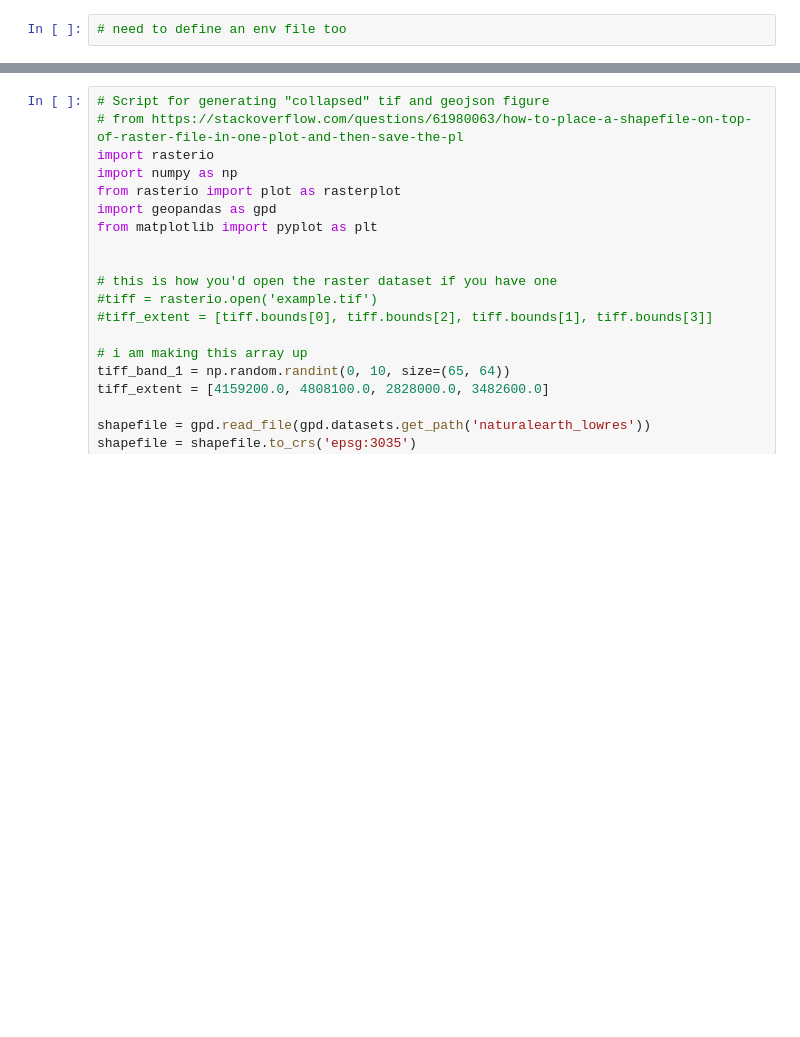
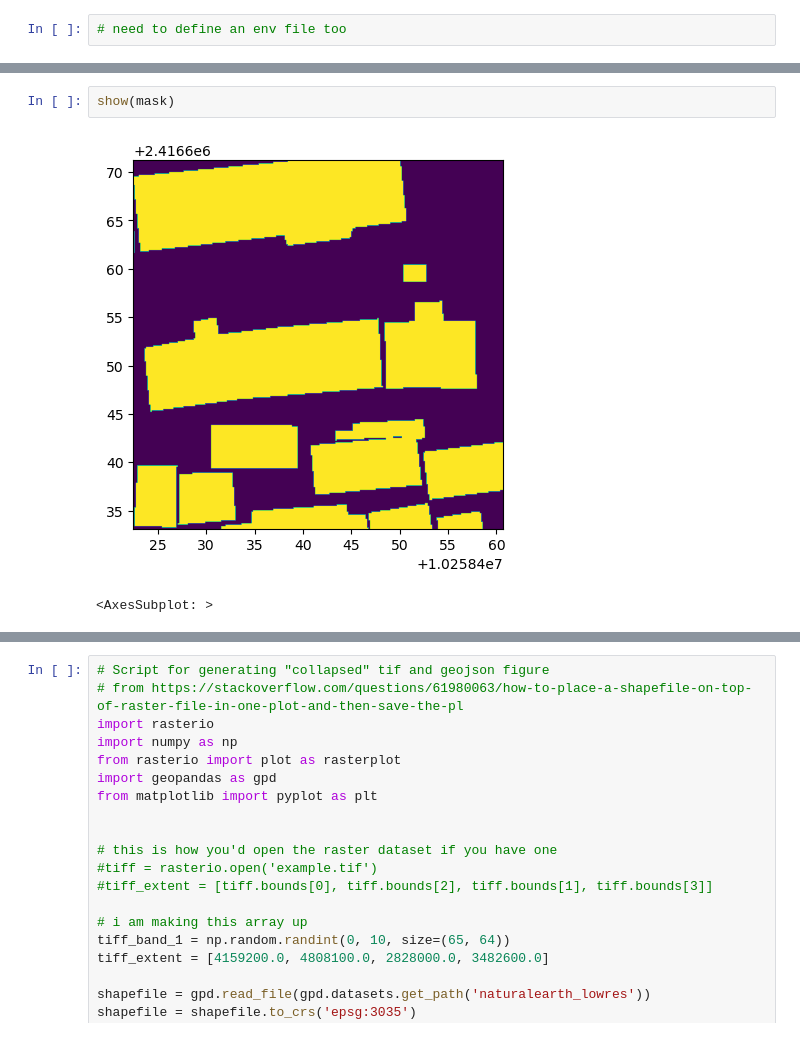
Before and after one commit to ciupava/maptcha_dev, a Jupyter notebook: notebooks/images_processing.ipynb, the cells around one changed output, grey strips where cells are left out. Drawn from its saved outputs; the diff is of its cells as text; blank space fills up the shorter version.

```diff
--- a/notebooks/images_processing.ipynb
+++ b/notebooks/images_processing.ipynb
@@ -34,0 +94,5 @@ I see how the labels could help in this, but it seems still less tedious and tim
+# %%
+show(mask)
+# %% [output]
+[figure, added]
+<AxesSubplot: >
```
Also changed, not shown: parts of 25 cells of this notebook, 1 other file.
